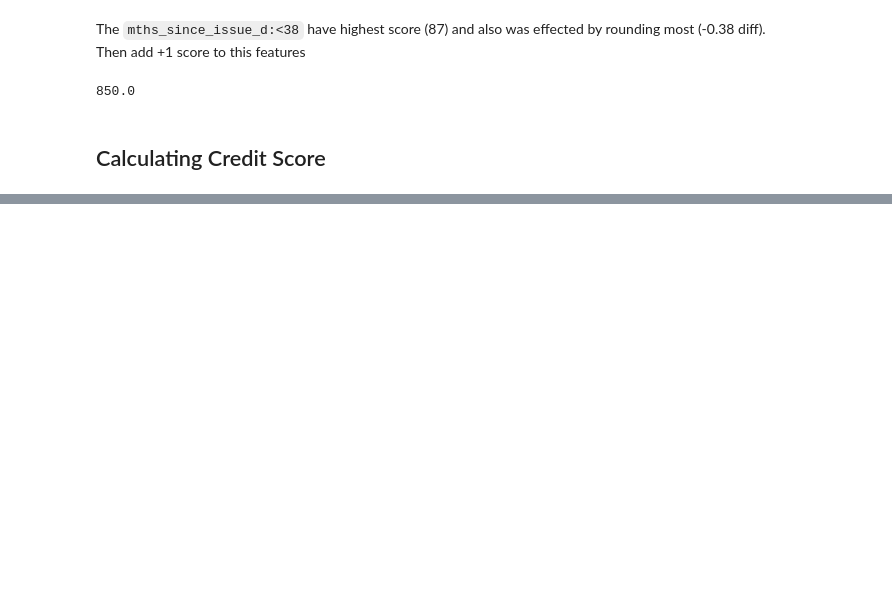
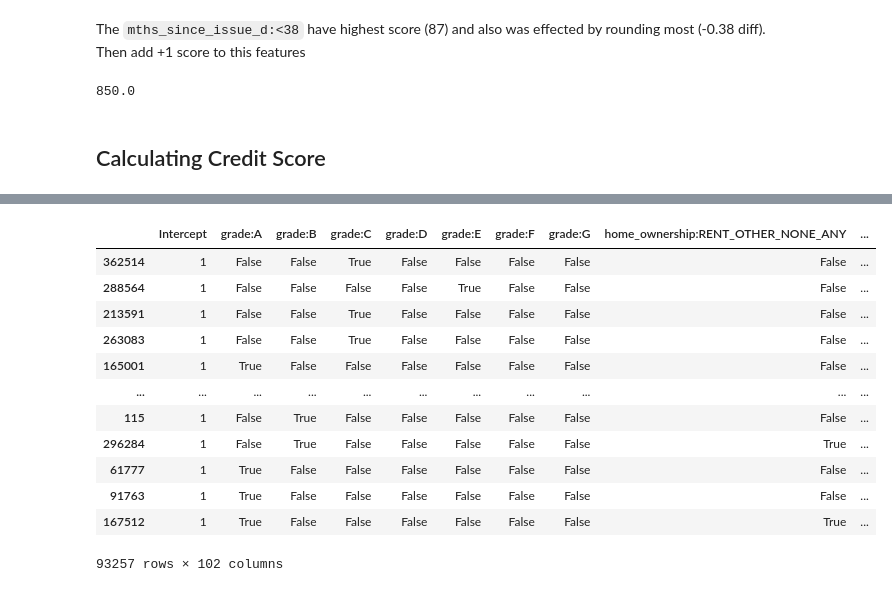
Before and after one commit to pbdanny/PythonProject, a Jupyter notebook: credit_risk_modeling/notebook/CreditRiskModeling_PDModel.ipynb, the cells around one changed output, grey strips where cells are left out. Saved outputs shown, nothing was run; the diff lists cells and outputs as text; code cells hidden in the pictures; blank space fills up the shorter version.

```diff
--- a/credit_risk_modeling/notebook/CreditRiskModeling_PDModel.ipynb
+++ b/credit_risk_modeling/notebook/CreditRiskModeling_PDModel.ipynb
@@ -1185,0 +1312,20 @@ df_scorecard.groupby("Original feature name")["Score - Final"].max().sum()
+# %%
+inputs_test_with_ref_cat_w_intercept = inputs_test_with_ref_cat
+# %%
+inputs_test_with_ref_cat_w_intercept.insert(0, "Intercept", 1)
+# %%
+inputs_test_with_ref_cat_w_intercept
+# %% [output]
+|  | Intercept | grade:A | grade:B | grade:C | grade:D | grade:E | grade:F | grade:G | home_ownership:RENT_OTHER_NONE_ANY | ... |
+| 362514 | 1 | False | False | True | False | False | False | False | False | ... |
+| 288564 | 1 | False | False | False | False | True | False | False | False | ... |
+| 213591 | 1 | False | False | True | False | False | False | False | False | ... |
+| 263083 | 1 | False | False | True | False | False | False | False | False | ... |
+| 165001 | 1 | True | False | False | False | False | False | False | False | ... |
+| ... | ... | ... | ... | ... | ... | ... | ... | ... | ... | ... |
+| 115 | 1 | False | True | False | False | False | False | False | False | ... |
+| 296284 | 1 | False | True | False | False | False | False | False | True | ... |
+| 61777 | 1 | True | False | False | False | False | False | False | False | ... |
+| 91763 | 1 | True | False | False | False | False | False | False | False | ... |
+| 167512 | 1 | True | False | False | False | False | False | False | True | ... |
+93257 rows × 102 columns
```
Also changed, not shown: parts of 70 cells of this notebook.
